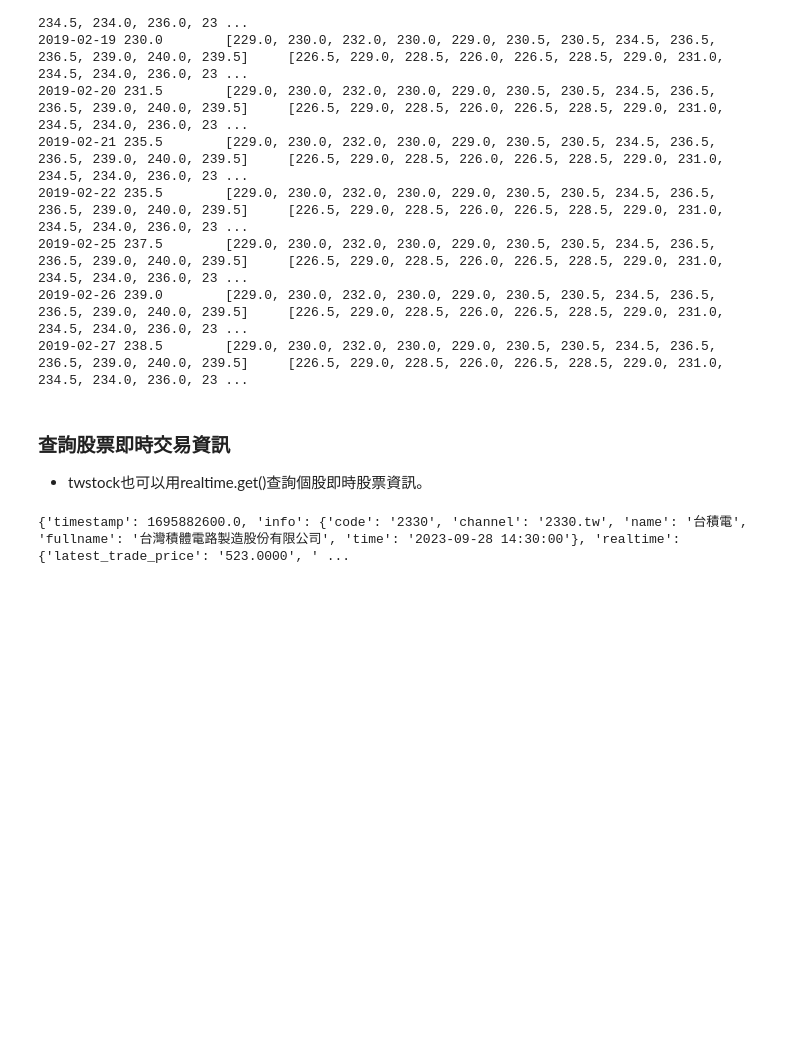
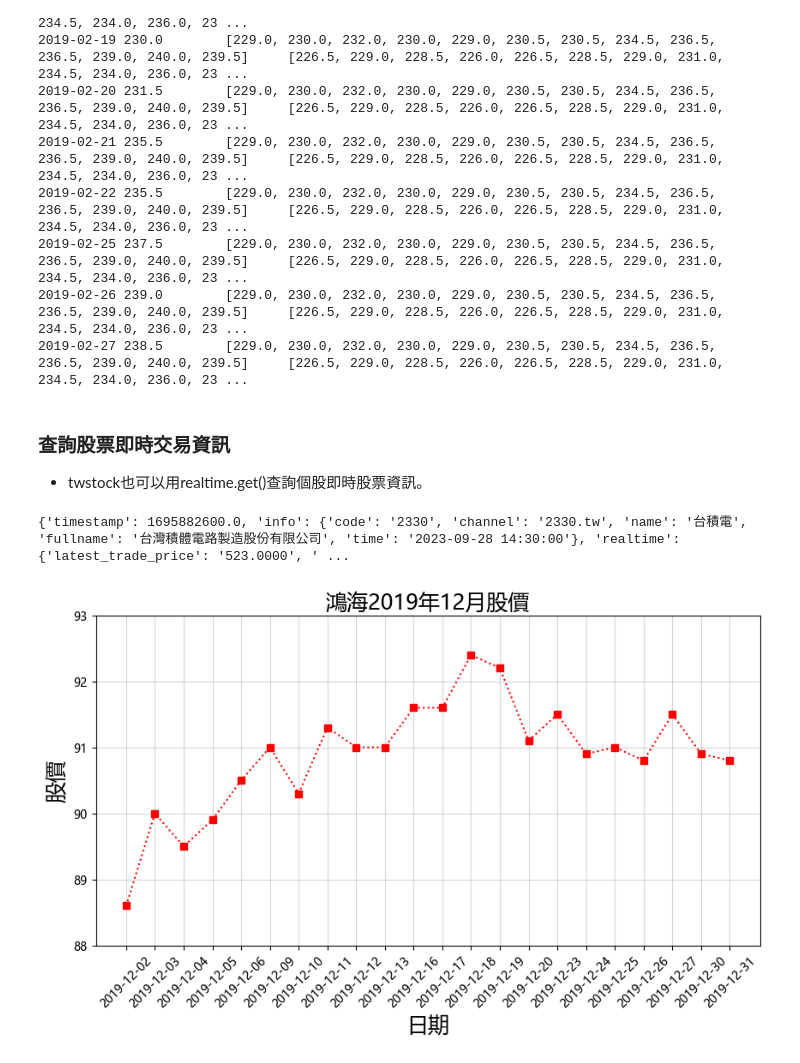
Before and after one commit to tonyfiry/python_getting_started, a Jupyter notebook: python/plot3.ipynb, the cells around one changed output. Cells and saved outputs as stored; diff of their text form; code cells hidden in the pictures; blank space fills up the shorter version.

```diff
--- a/python/plot3.ipynb
+++ b/python/plot3.ipynb
@@ -69,0 +70,25 @@ import twstock as tk
+# %%
+# 以台積電為股票代號建立Stock物件
+stock = twstock.Stock('2317')
+# 取得2019年12月的資料
+stocklist = stock.fetch(2019,12)
+listx = []
+listy = []
+for s in stocklist:
+    listx.append(s.date.strftime("%Y-%m-%d"))
+    listy.append(s.close)
+
+plt.figure(figsize=[10,5])# 設定圖表的大小
+plt.rcParams['font.sans-serif'] = 'Microsoft Yahei'
+plt.rcParams['axes.unicode_minus'] = False
+plt.title("鴻海2019年12月股價",fontsize=18)
+plt.xlabel("日期",fontsize=18)
+plt.ylabel("股價",fontsize=18)
+plt.plot(listx,listy,'r:s')
+plt.xticks(rotation=45)
+plt.grid('k:',alpha=0.5)
+plt.ylim(88,93)
+plt.yticks([88,89,90,91,92,93])
+plt.show()
+# %% [output]
+[figure, added]
```
Also changed, not shown: parts of 1 cell of this notebook.
